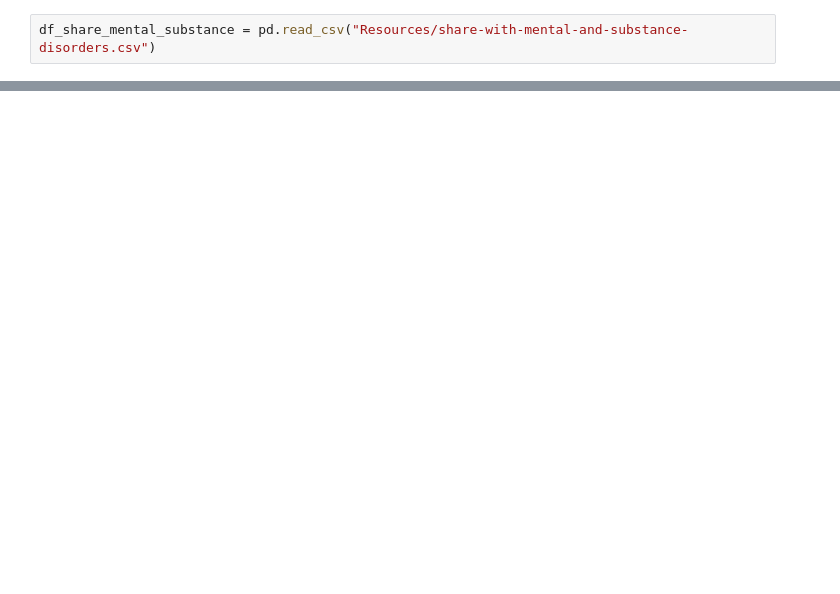
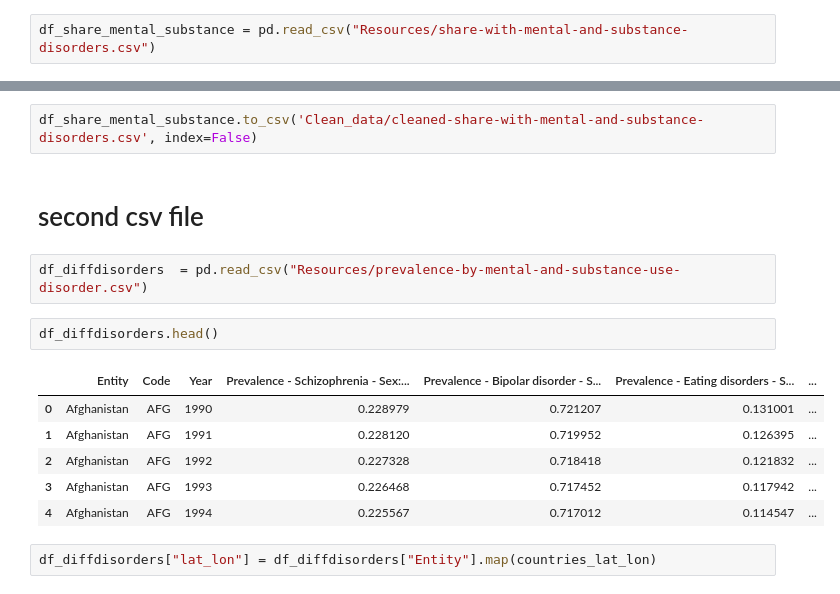
Before and after one commit to p-colomer/Mental_Health_ML_Analysis, a Jupyter notebook: cleaning_patricia.ipynb, the cells around one changed output, grey strips where cells are left out. Drawn from its saved outputs; the diff is of its cells as text; blank space fills up the shorter version.

Commit message:
all the cleaned files

```diff
--- a/cleaning_patricia.ipynb
+++ b/cleaning_patricia.ipynb
@@ -581,0 +580,17 @@ df_share_mental_substance.to_csv('Clean_data/cleaned-share-with-mental-and-subst
+# %%
+df_share_mental_substance.to_csv('Clean_data/cleaned-share-with-mental-and-substance-disorders.csv', index=False)
+# %% [markdown]
+# second csv file
+# %%
+df_diffdisorders  = pd.read_csv("Resources/prevalence-by-mental-and-substance-use-disorder.csv")
+# %%
+df_diffdisorders.head()
+# %% [output]
+|  | Entity | Code | Year | Prevalence - Schizophrenia - Sex:... | Prevalence - Bipolar disorder - S... | Prevalence - Eating disorders - S... | ... |
+| 0 | Afghanistan | AFG | 1990 | 0.228979 | 0.721207 | 0.131001 | ... |
+| 1 | Afghanistan | AFG | 1991 | 0.228120 | 0.719952 | 0.126395 | ... |
+| 2 | Afghanistan | AFG | 1992 | 0.227328 | 0.718418 | 0.121832 | ... |
+| 3 | Afghanistan | AFG | 1993 | 0.226468 | 0.717452 | 0.117942 | ... |
+| 4 | Afghanistan | AFG | 1994 | 0.225567 | 0.717012 | 0.114547 | ... |
+# %%
+df_diffdisorders["lat_lon"] = df_diffdisorders["Entity"].map(countries_lat_lon)
```
Also changed, not shown: parts of 42 cells of this notebook, 2 other files.
